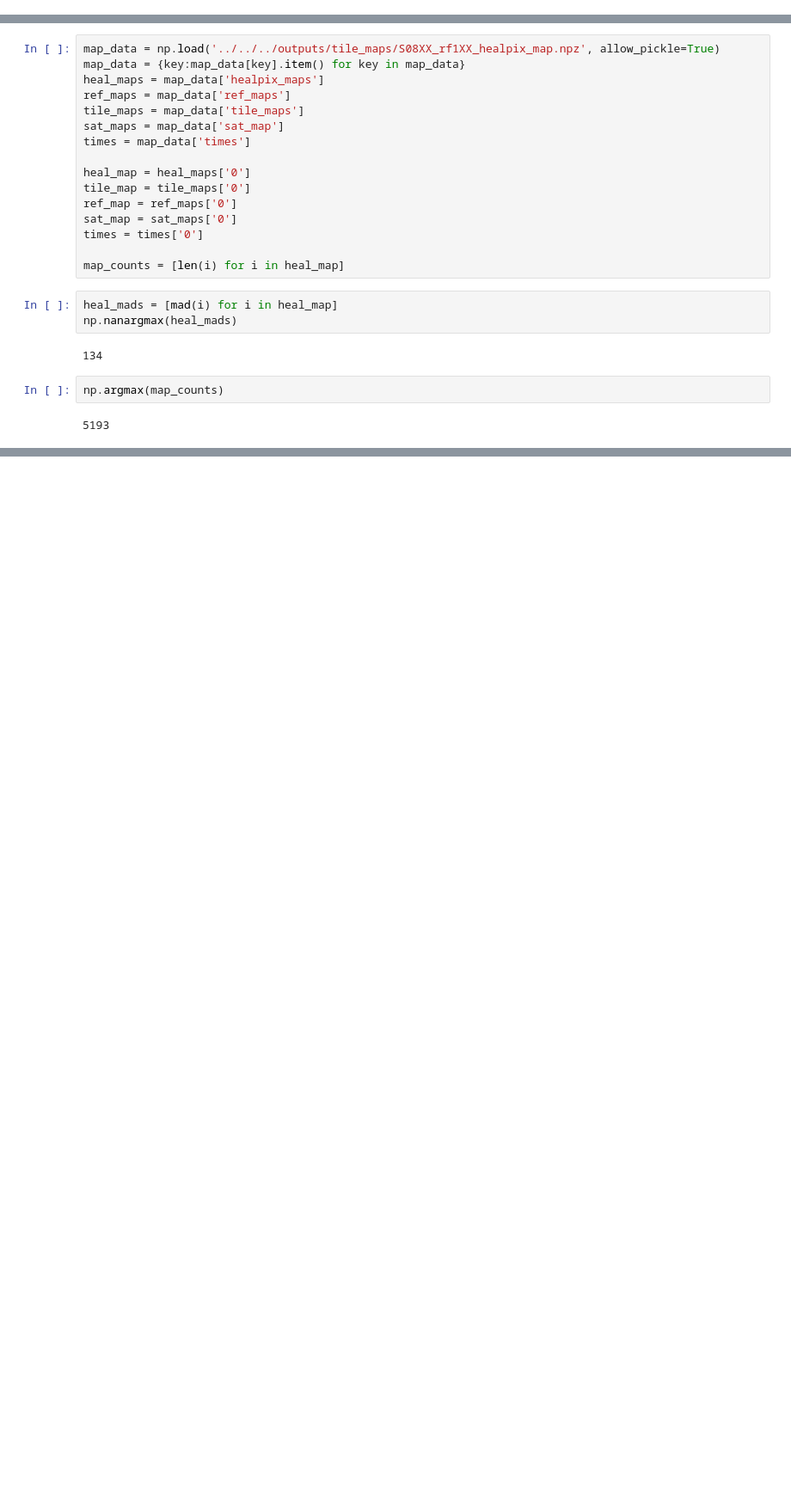
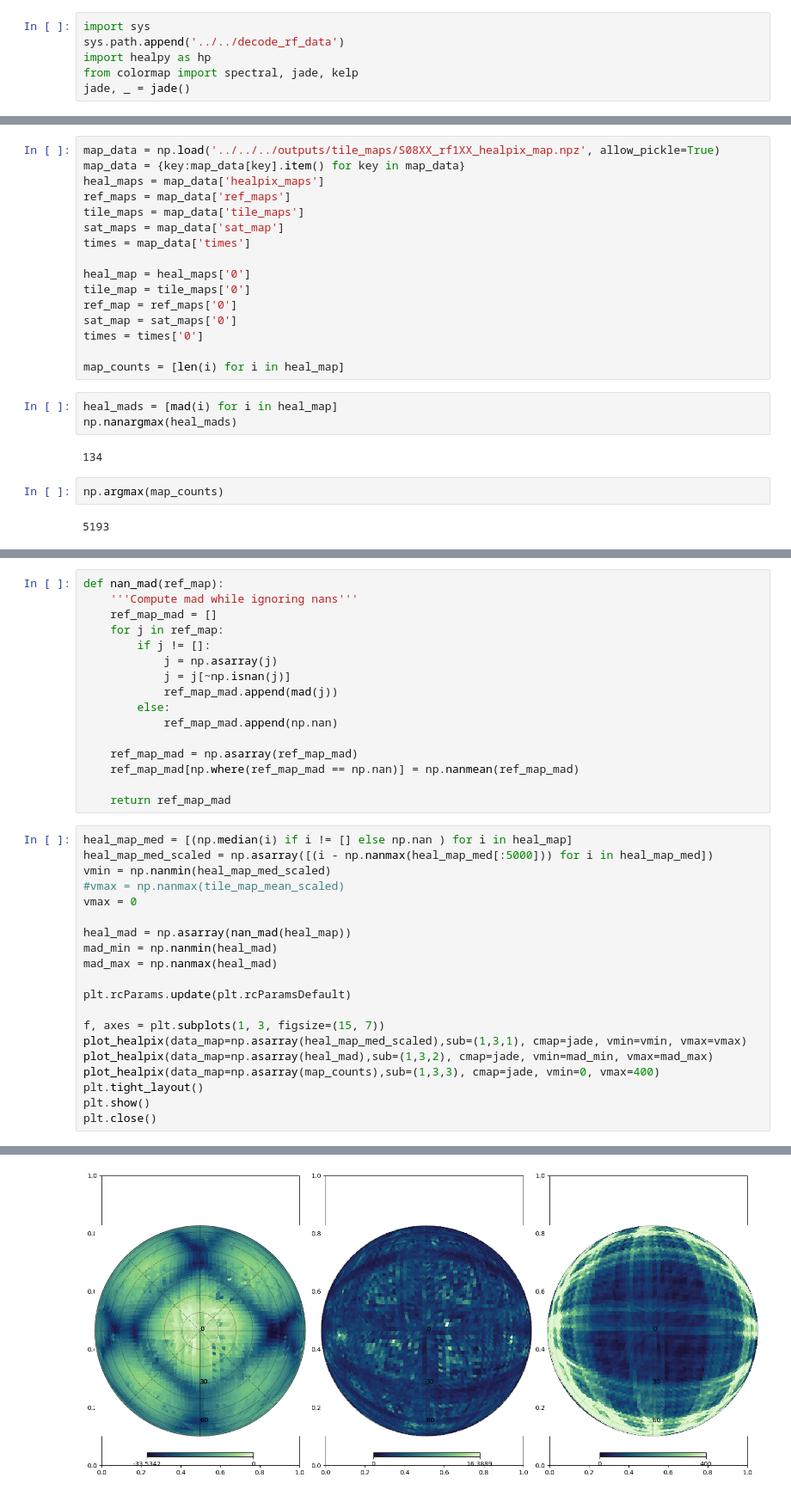
Before and after one commit to amanchokshi/EMBERS, a Jupyter notebook: code/tile_maps/outlier_tests/outlier_tests_II.ipynb, the cells around one changed output, grey strips where cells are left out. Shown at 86% size. Saved outputs shown, nothing was run; the diff lists cells and outputs as text; blank space fills up the shorter version.

```diff
--- a/code/tile_maps/outlier_tests/outlier_tests_II.ipynb
+++ b/code/tile_maps/outlier_tests/outlier_tests_II.ipynb
@@ -7,3 +7,9 @@ import matplotlib.pylab as pl
 import seaborn as sns
 sns.set()
 from scipy.stats import median_absolute_deviation as mad
+# %%
+import sys
+sys.path.append('../../decode_rf_data')
+import healpy as hp
+from colormap import spectral, jade, kelp
+jade, _ = jade()
@@ -108,0 +184,37 @@ Passes: 107, Median: 13.744091033935547, MAD: 2.606172402191162
+# %%
+def nan_mad(ref_map):
+    '''Compute mad while ignoring nans'''
+    ref_map_mad = []
+    for j in ref_map:
+        if j != []:
+            j = np.asarray(j)
+            j = j[~np.isnan(j)]
+            ref_map_mad.append(mad(j))
+        else:
+            ref_map_mad.append(np.nan)
+
+    ref_map_mad = np.asarray(ref_map_mad)
+    ref_map_mad[np.where(ref_map_mad == np.nan)] = np.nanmean(ref_map_mad)
+
+    return ref_map_mad
+# %%
+heal_map_med = [(np.median(i) if i != [] else np.nan ) for i in heal_map]
+heal_map_med_scaled = np.asarray([(i - np.nanmax(heal_map_med[:5000])) for i in heal_map_med])
+vmin = np.nanmin(heal_map_med_scaled)
+#vmax = np.nanmax(tile_map_mean_scaled)
+vmax = 0
+
+heal_mad = np.asarray(nan_mad(heal_map))
+mad_min = np.nanmin(heal_mad)
+mad_max = np.nanmax(heal_mad)
+
+plt.rcParams.update(plt.rcParamsDefault)
+
+f, axes = plt.subplots(1, 3, figsize=(15, 7))
+plot_healpix(data_map=np.asarray(heal_map_med_scaled),sub=(1,3,1), cmap=jade, vmin=vmin, vmax=vmax)
+plot_healpix(data_map=np.asarray(heal_mad),sub=(1,3,2), cmap=jade, vmin=mad_min, vmax=mad_max)
+plot_healpix(data_map=np.asarray(map_counts),sub=(1,3,3), cmap=jade, vmin=0, vmax=400)
+plt.tight_layout()
+plt.show()
+plt.close()
+# %% [output]
@@ -108,0 +251 @@ Passes: 107, Median: 13.744091033935547, MAD: 2.606172402191162
+[figure, added]
```
Also changed, not shown: parts of 5 cells of this notebook.
